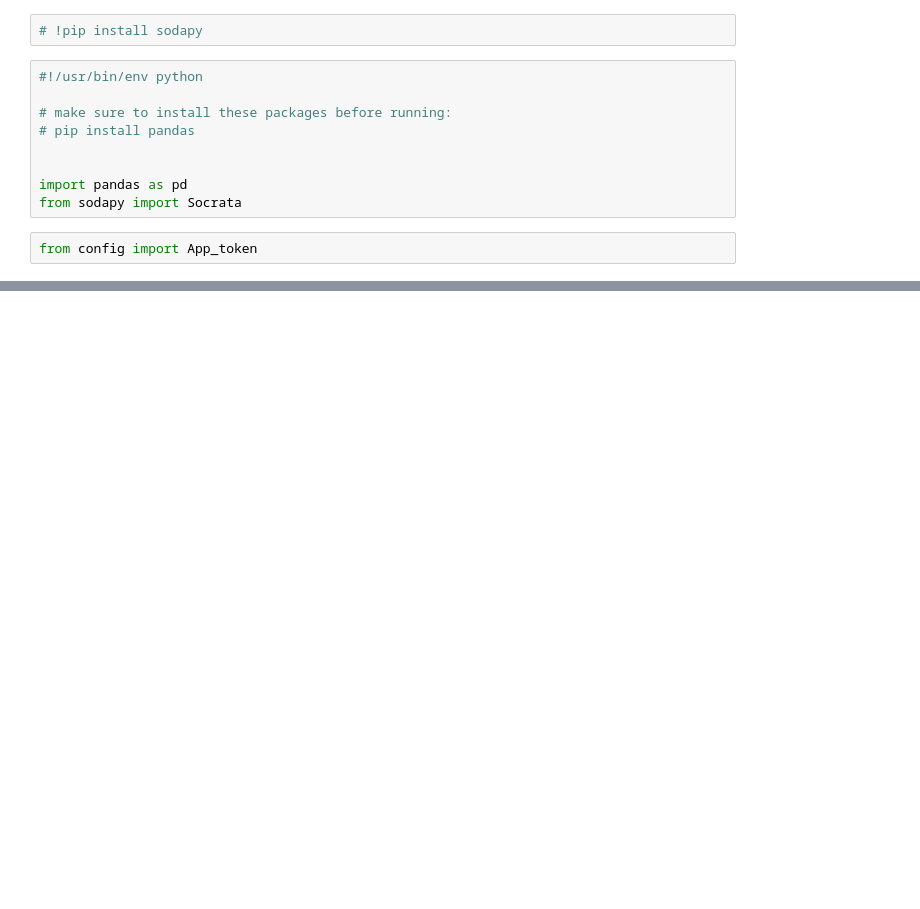
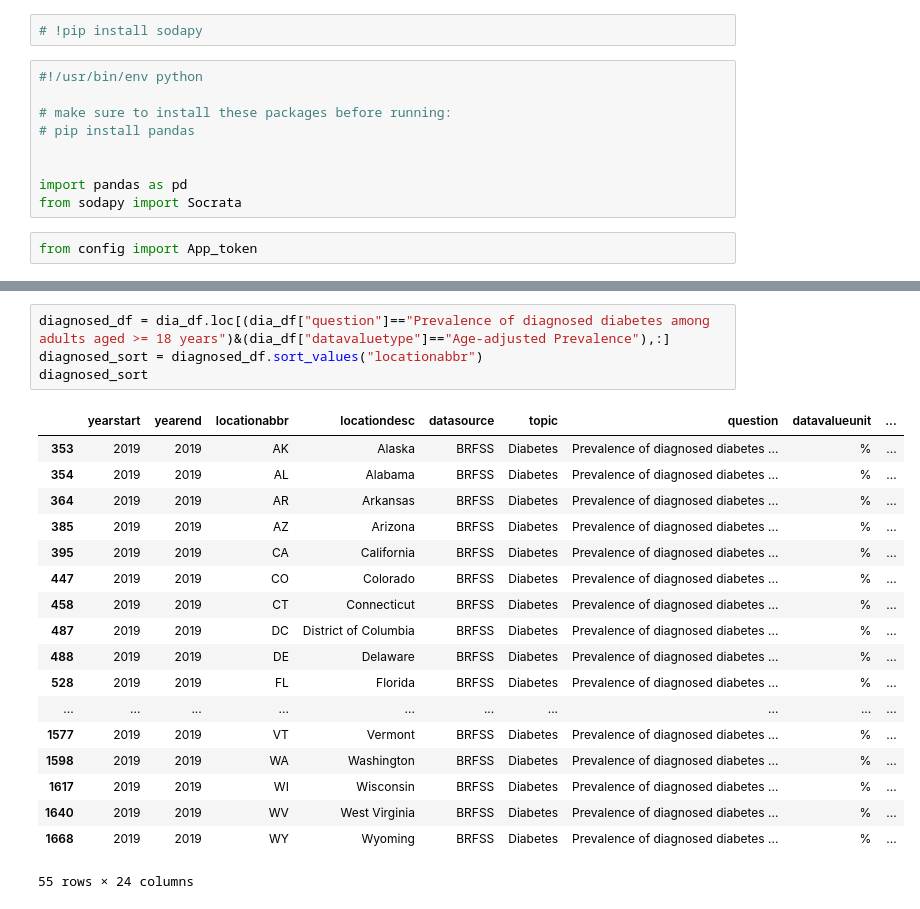
Before and after one commit to MarDuo2022/Diabetes_visualisations, a Jupyter notebook: code/US_CDI.ipynb, the cells around one changed output, grey strips where cells are left out. Saved outputs shown, nothing was run; the diff lists cells and outputs as text; blank space fills up the shorter version.

```diff
--- a/code/US_CDI.ipynb
+++ b/code/US_CDI.ipynb
@@ -118,0 +111,23 @@ mortality_df
+# %%
+diagnosed_df = dia_df.loc[(dia_df["question"]=="Prevalence of diagnosed diabetes among adults aged >= 18 years")&(dia_df["datavaluetype"]=="Age-adjusted Prevalence"),:]
+diagnosed_sort = diagnosed_df.sort_values("locationabbr")
+diagnosed_sort
+# %% [output]
+|  | yearstart | yearend | locationabbr | locationdesc | datasource | topic | question | datavalueunit | ... |
+| 353 | 2019 | 2019 | AK | Alaska | BRFSS | Diabetes | Prevalence of diagnosed diabetes ... | % | ... |
+| 354 | 2019 | 2019 | AL | Alabama | BRFSS | Diabetes | Prevalence of diagnosed diabetes ... | % | ... |
+| 364 | 2019 | 2019 | AR | Arkansas | BRFSS | Diabetes | Prevalence of diagnosed diabetes ... | % | ... |
+| 385 | 2019 | 2019 | AZ | Arizona | BRFSS | Diabetes | Prevalence of diagnosed diabetes ... | % | ... |
+| 395 | 2019 | 2019 | CA | California | BRFSS | Diabetes | Prevalence of diagnosed diabetes ... | % | ... |
+| 447 | 2019 | 2019 | CO | Colorado | BRFSS | Diabetes | Prevalence of diagnosed diabetes ... | % | ... |
+| 458 | 2019 | 2019 | CT | Connecticut | BRFSS | Diabetes | Prevalence of diagnosed diabetes ... | % | ... |
+| 487 | 2019 | 2019 | DC | District of Columbia | BRFSS | Diabetes | Prevalence of diagnosed diabetes ... | % | ... |
+| 488 | 2019 | 2019 | DE | Delaware | BRFSS | Diabetes | Prevalence of diagnosed diabetes ... | % | ... |
+| 528 | 2019 | 2019 | FL | Florida | BRFSS | Diabetes | Prevalence of diagnosed diabetes ... | % | ... |
+| ... | ... | ... | ... | ... | ... | ... | ... | ... | ... |
+| 1577 | 2019 | 2019 | VT | Vermont | BRFSS | Diabetes | Prevalence of diagnosed diabetes ... | % | ... |
+| 1598 | 2019 | 2019 | WA | Washington | BRFSS | Diabetes | Prevalence of diagnosed diabetes ... | % | ... |
+| 1617 | 2019 | 2019 | WI | Wisconsin | BRFSS | Diabetes | Prevalence of diagnosed diabetes ... | % | ... |
+| 1640 | 2019 | 2019 | WV | West Virginia | BRFSS | Diabetes | Prevalence of diagnosed diabetes ... | % | ... |
+| 1668 | 2019 | 2019 | WY | Wyoming | BRFSS | Diabetes | Prevalence of diagnosed diabetes ... | % | ... |
+55 rows × 24 columns
```
Also changed, not shown: parts of 12 cells of this notebook, 1 other file.
